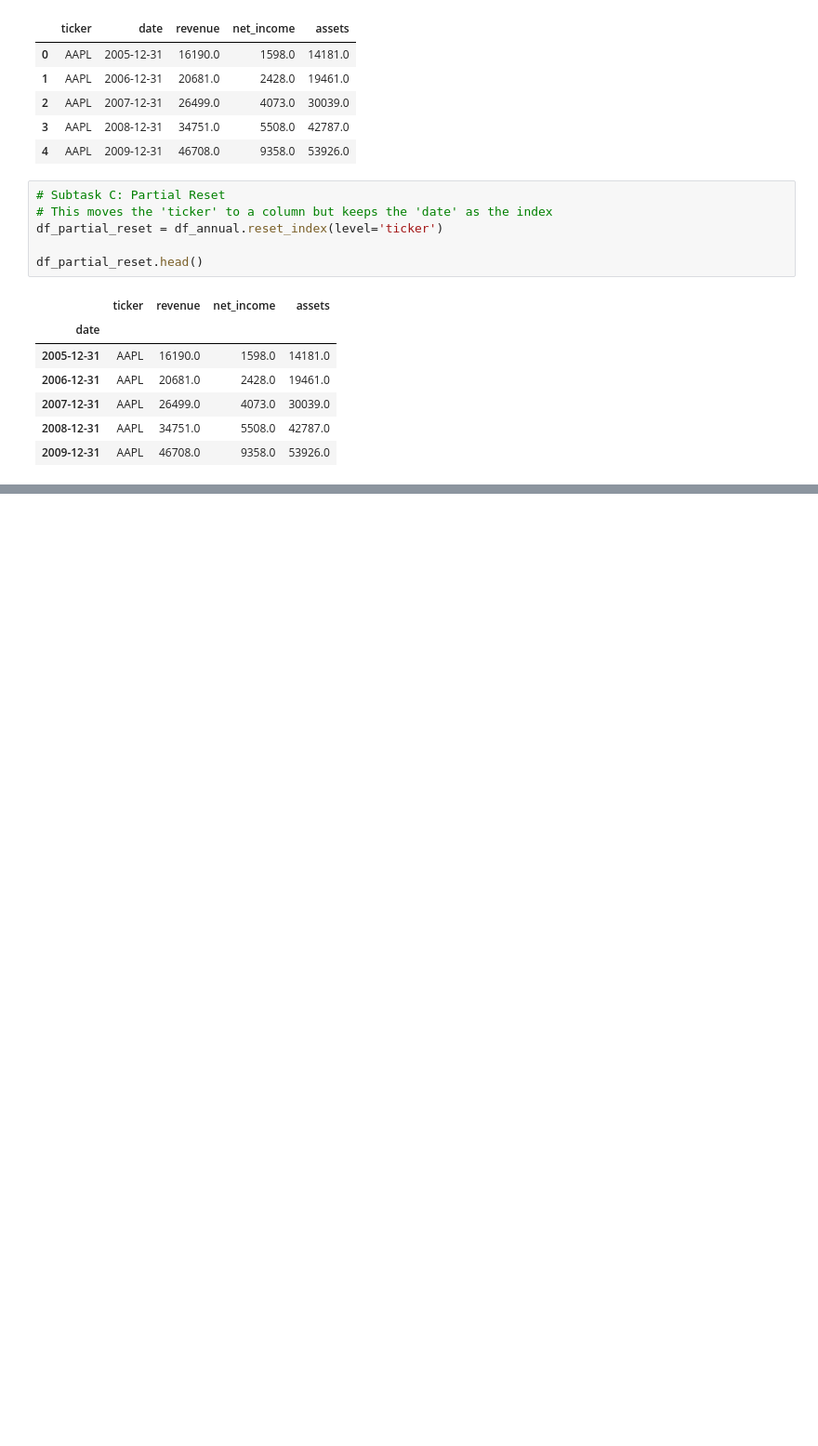
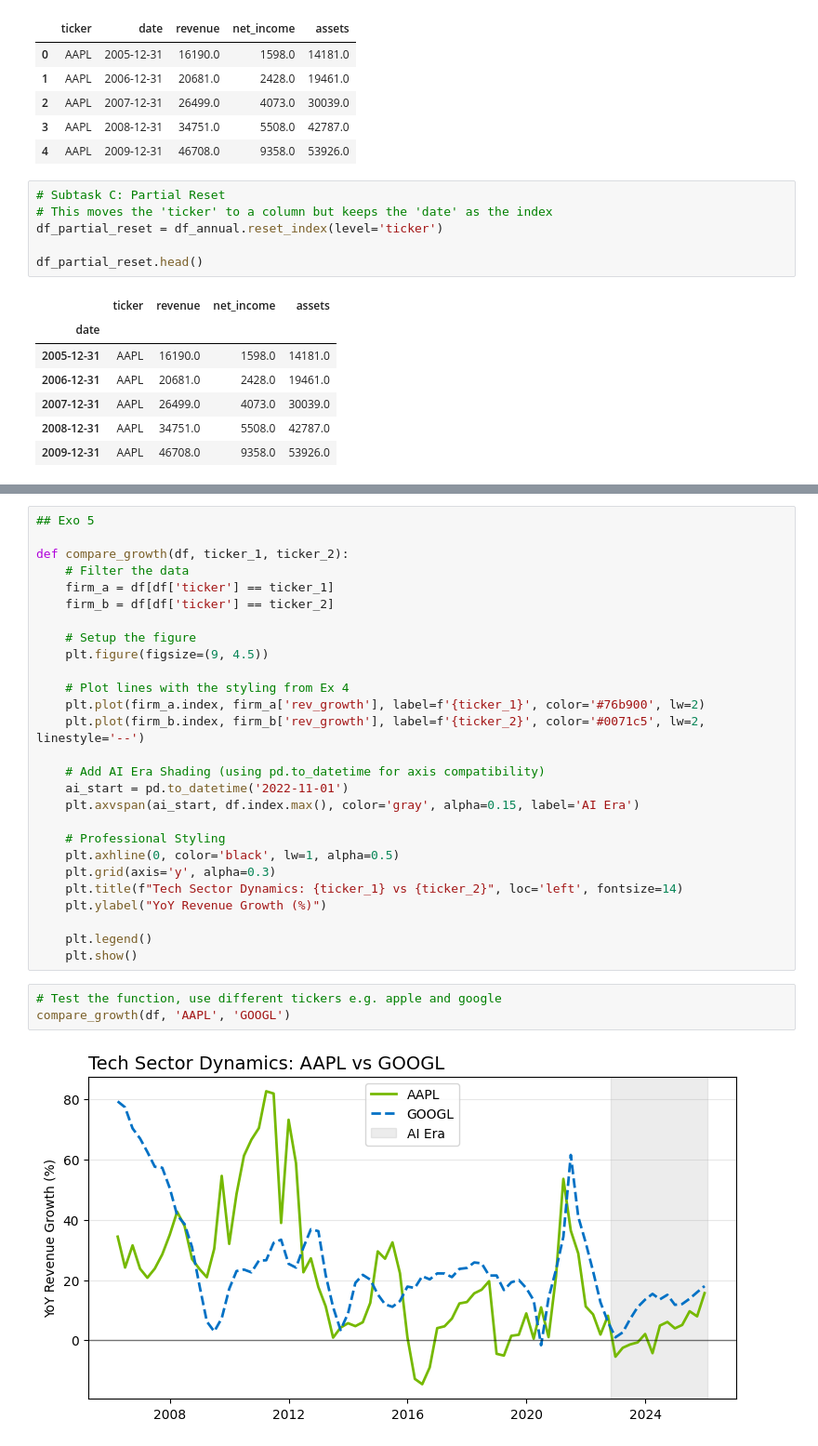
Before and after one commit to williamwuillemin/Intro-to-Progamming-Exo-6, a Jupyter notebook: Exercises_06.ipynb, the cells around one changed output, grey strips where cells are left out. Shown at 93% size. Cells and saved outputs as stored; diff of their text form; blank space fills up the shorter version.

```diff
--- a/Exercises_06.ipynb
+++ b/Exercises_06.ipynb
@@ -494,0 +580,32 @@ df_partial_reset.head()
+# %%
+## Exo 5
+
+def compare_growth(df, ticker_1, ticker_2):
+    # Filter the data
+    firm_a = df[df['ticker'] == ticker_1]
+    firm_b = df[df['ticker'] == ticker_2]
+
+    # Setup the figure
+    plt.figure(figsize=(9, 4.5))
+
+    # Plot lines with the styling from Ex 4
+    plt.plot(firm_a.index, firm_a['rev_growth'], label=f'{ticker_1}', color='#76b900', lw=2)
+    plt.plot(firm_b.index, firm_b['rev_growth'], label=f'{ticker_2}', color='#0071c5', lw=2, linestyle='--')
+
+    # Add AI Era Shading (using pd.to_datetime for axis compatibility)
+    ai_start = pd.to_datetime('2022-11-01')
+    plt.axvspan(ai_start, df.index.max(), color='gray', alpha=0.15, label='AI Era')
+
+    # Professional Styling
+    plt.axhline(0, color='black', lw=1, alpha=0.5)
+    plt.grid(axis='y', alpha=0.3)
+    plt.title(f"Tech Sector Dynamics: {ticker_1} vs {ticker_2}", loc='left', fontsize=14)
+    plt.ylabel("YoY Revenue Growth (%)")
+
+    plt.legend()
+    plt.show()
+# %%
+# Test the function, use different tickers e.g. apple and google
+compare_growth(df, 'AAPL', 'GOOGL')
+# %% [output]
+[figure, added]
```
Also changed, not shown: parts of 5 cells of this notebook.
